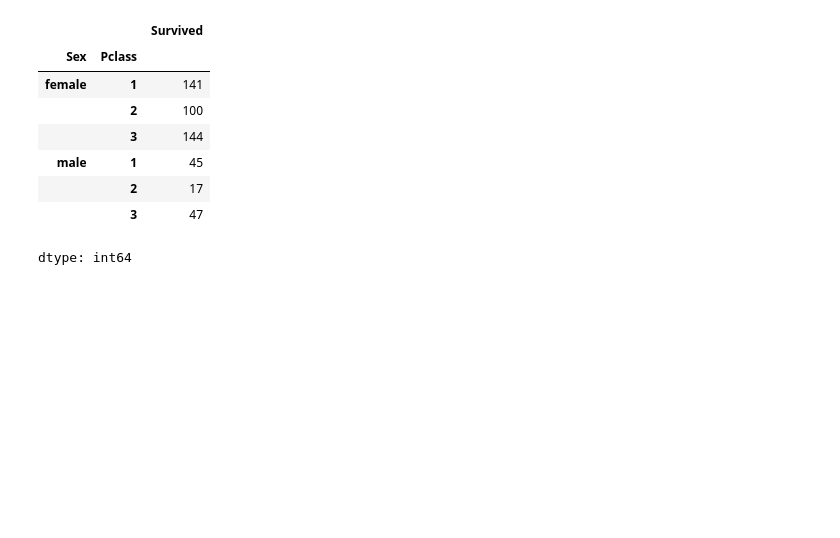
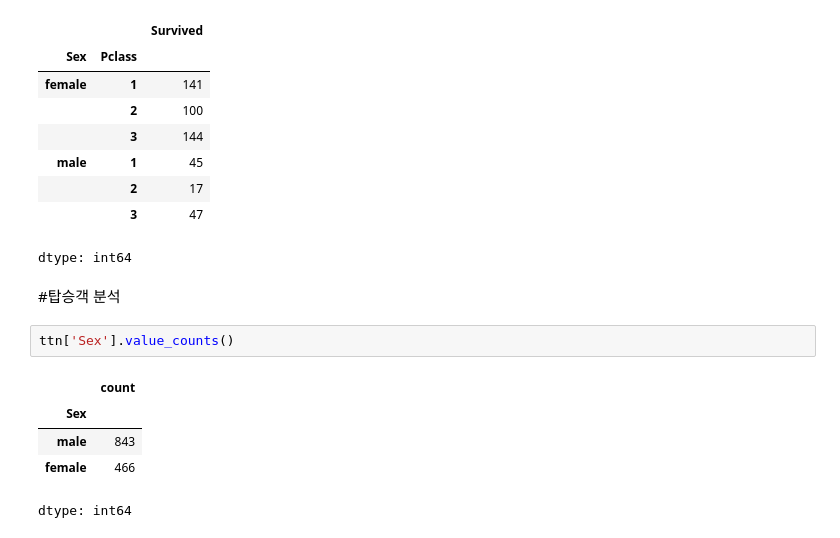
Before and after one commit to jinsumin81/BD-team, a Jupyter notebook: 타이타닉분석.ipynb, the cells around one changed output. Cells and saved outputs as stored; diff of their text form; blank space fills up the shorter version.

```diff
--- a/타이타닉분석.ipynb
+++ b/타이타닉분석.ipynb
@@ -73,3 +60,13 @@ ttn.groupby(['Sex', 'Pclass'])['Survived'].sum()
 |  | 2 | 17 |
 |  | 3 | 47 |
 dtype: int64
+# %% [markdown]
+#탑승객 분석
+# %%
+ttn['Sex'].value_counts()
+# %% [output]
+|  | count |
+| Sex |  |
+| male | 843 |
+| female | 466 |
+dtype: int64
```
Also changed, not shown: parts of 8 cells of this notebook.
